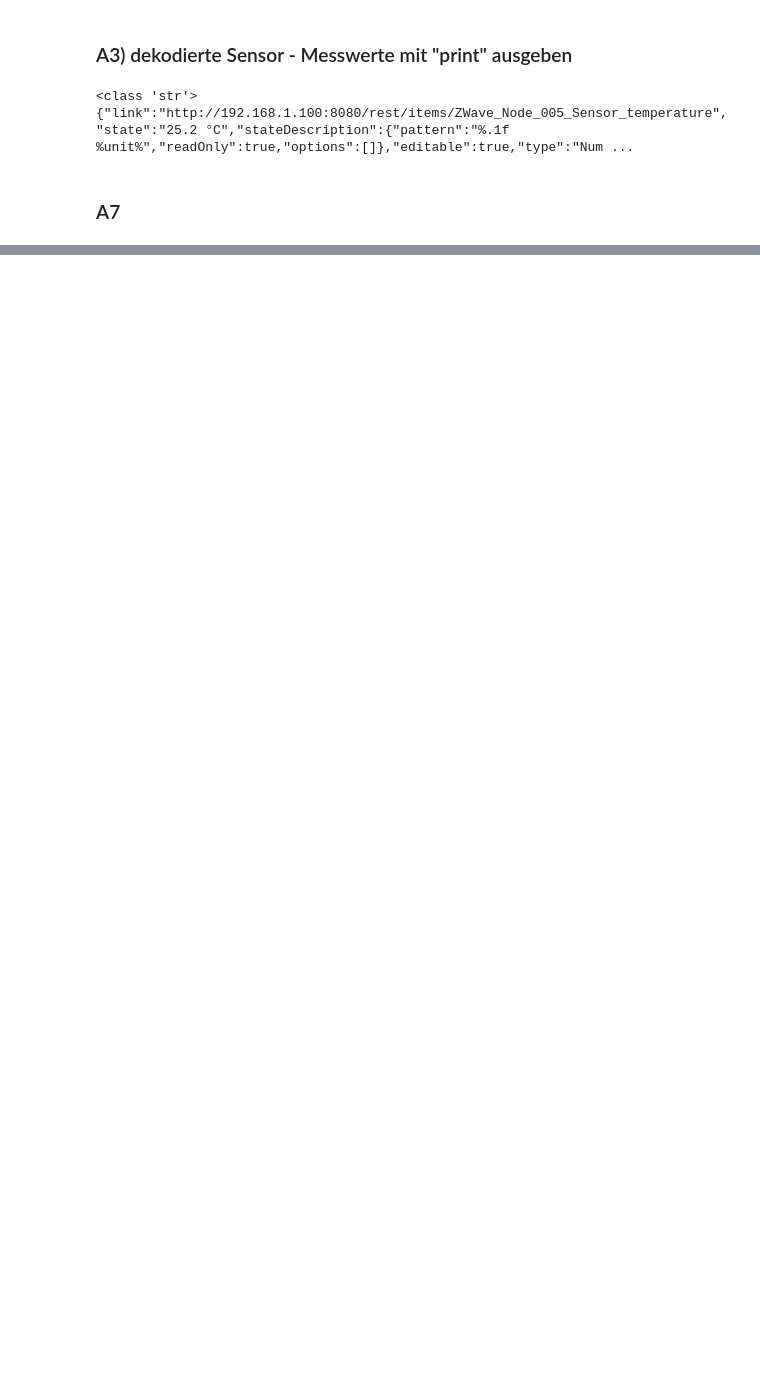
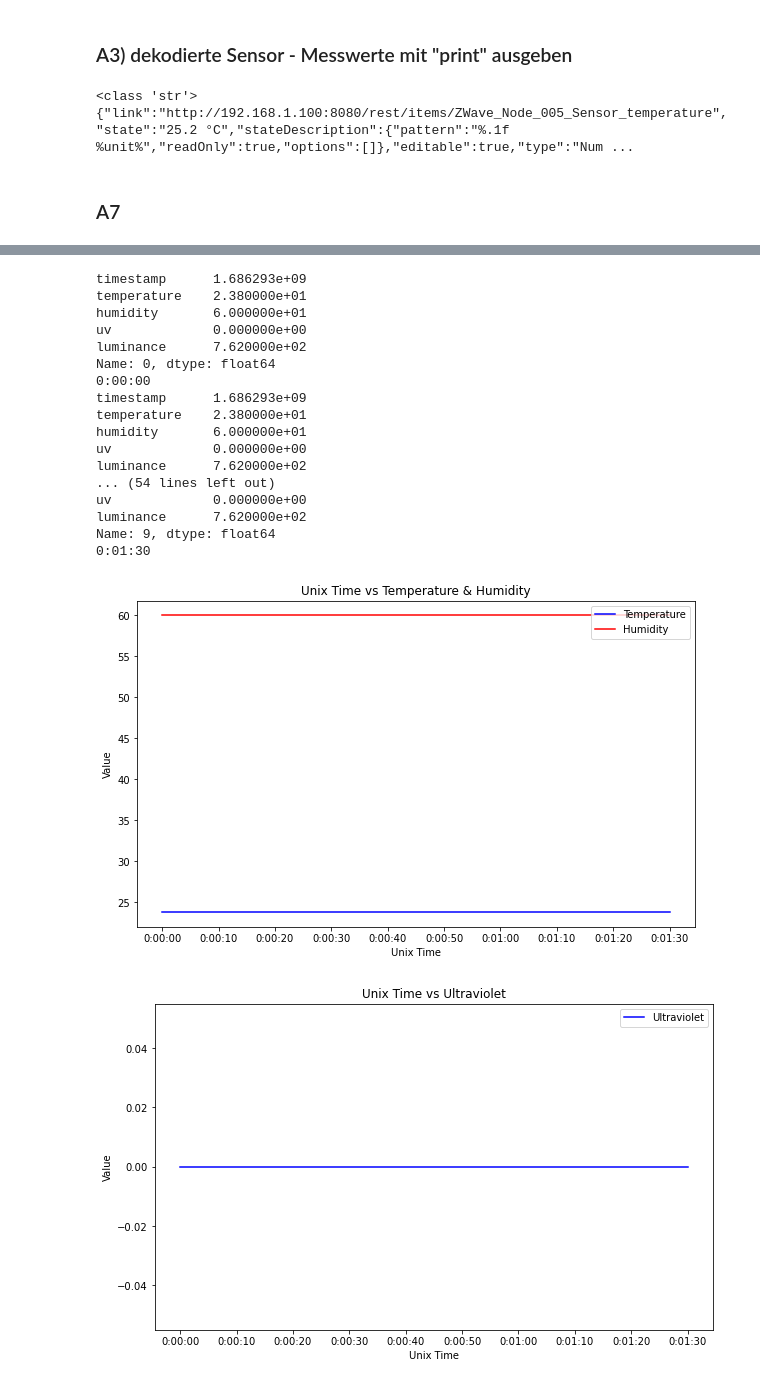
Before and after one commit to kelias-gh/INFI, a Jupyter notebook: 001a_INTRO_API_Zugriff.ipynb, the cells around one changed output, grey strips where cells are left out. Saved outputs shown, nothing was run; the diff lists cells and outputs as text; code cells hidden in the pictures; blank space fills up the shorter version.

```diff
--- a/001a_INTRO_API_Zugriff.ipynb
+++ b/001a_INTRO_API_Zugriff.ipynb
@@ -167,28 +181,68 @@ pd.read_sql("SELECT * FROM sensor_values;", conn)
 # %%
 import matplotlib.pyplot as plt
 import datetime
 plot_df=pd.read_sql("SELECT * FROM sensor_values;", conn)
 
 timestamps=[]
 for i,row in plot_df.iterrows():
    print(row)
    first_time= plot_df.iloc[0]['timestamp']
    second_time= plot_df.iloc[i]['timestamp']
    duration =  second_time - first_time
    calc_seconds=str(datetime.timedelta(seconds=duration))
    print(calc_seconds)
    timestamps.append(calc_seconds)
 
 
 # Create the chart
 
 plt.figure(figsize=(10, 6))
 plt.plot(timestamps,plot_df['temperature'], 'b', label='Temperature')
 plt.plot(timestamps,plot_df['humidity'], 'r', label='Humidity')
 
 plt.xlabel('Unix Time')
 plt.ylabel('Value')
 plt.title('Unix Time vs Temperature & Humidity')
 plt.legend(loc='upper right')
 
 plt.show()
+
+plt.figure(figsize=(10, 6))
+plt.plot(timestamps,plot_df['uv'], 'b', label='Ultraviolet')
+
+plt.xlabel('Unix Time')
+plt.ylabel('Value')
+plt.title('Unix Time vs Ultraviolet')
+plt.legend(loc='upper right')
+
+plt.show()
+
+plt.figure(figsize=(10, 6))
+plt.plot(timestamps,plot_df['luminance'], 'b', label='Luminance')
+
+plt.xlabel('Unix Time')
+plt.ylabel('Value')
+plt.title('Unix Time vs Luminance')
+plt.legend(loc='upper right')
+
+plt.show()
+# %% [output]
+timestamp      1.686293e+09
+temperature    2.380000e+01
+humidity       6.000000e+01
+uv             0.000000e+00
+luminance      7.620000e+02
+Name: 0, dtype: float64
+0:00:00
+timestamp      1.686293e+09
+temperature    2.380000e+01
+humidity       6.000000e+01
+uv             0.000000e+00
+luminance      7.620000e+02
+... (54 lines left out)
+uv             0.000000e+00
+luminance      7.620000e+02
+Name: 9, dtype: float64
+0:01:30
+[figure, added]
+[figure, added]
```
Also changed, not shown: parts of 7 cells of this notebook, 3 other files.
